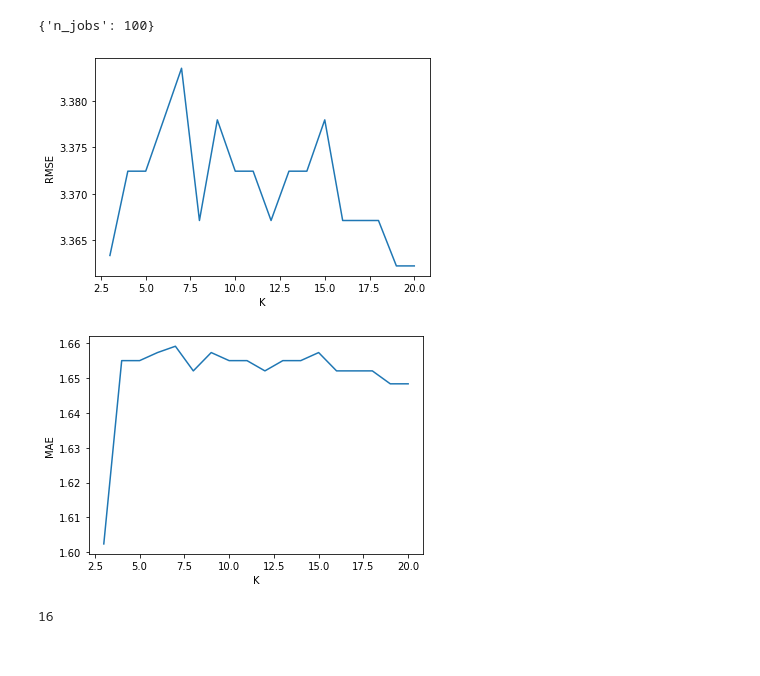
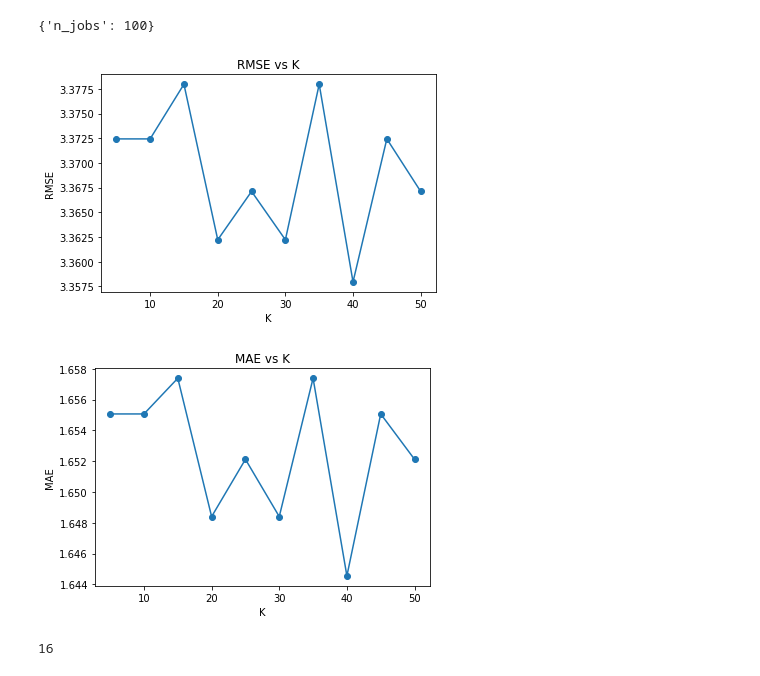
Before and after one commit to VedanshiShah7/Machine-Learning-In-Finance, a Jupyter notebook: Project 2/Project 2.ipynb, the cells around one changed output. Drawn from its saved outputs; the diff is of its cells as text; code cells hidden in the pictures.

```diff
--- a/Project 2/Project 2.ipynb
+++ b/Project 2/Project 2.ipynb
@@ -211,8 +211,6 @@ grid_search_rf.best_params_
 Fitting 3 folds for each of 2 candidates, totalling 6 fits
 {'n_jobs': 100}
 # %%
-#  Fit a ridge regression model on the training set, with λ chosen by cross-validation. Report the test error obtained
-
 # Create a list of alphas to cross-validate over
 from sklearn.cross_decomposition import PLSRegression
 from sklearn.linear_model import Lasso, LassoCV, Ridge, RidgeCV
@@ -225,43 +223,44 @@ alphas = np.logspace(-4, 4, 100)
 ridge = Ridge()
 ridge_mse_list = []
 ridge_mae_list = []
-K = [3,4,5,6,7,8,9,10]
+K = [5, 10, 15, 20, 25, 30, 35, 40, 45, 50]
 for k in K:
-    print(k)
     # Use RidgeCV to perform 10-fold cross-validation
     ridge_cv = RidgeCV(alphas=alphas, scoring='neg_mean_squared_error', cv=k)
 
     # Fit the regressor to the data
     ridge_cv.fit(X_train, y_train)
 
     # Compute and print the coefficients
     ridge_coefficients = ridge_cv.coef_
     # print(f'the coefficients are: {ridge_coefficients}')
 
     # Compute and print the test error
     ridge_mse = mean_squared_error(y_test, ridge_cv.predict(X_test), squared=False)
     ridge_mse_list.append(ridge_mse)
     # print(f'the ridge rmse is: {ridge_mse}')
 
     ridge_mae_list.append(mean_absolute_error(y_test, ridge_cv.predict(X_test)))
 
     # Compute and print the alpha value
     ridge_alpha = ridge_cv.alpha_
     # print(f'the alpha is: {ridge_alpha}')
 
 import matplotlib.pyplot as plt
-plt.plot(K, ridge_mse_list)
+plt.plot(K, ridge_mse_list, marker = 'o')
+plt.title('RMSE vs K')
 plt.xlabel('K')
 plt.ylabel('RMSE')
 plt.show()
 
-plt.plot(K, ridge_mae_list)
+plt.plot(K, ridge_mae_list, marker = 'o')
+plt.title('MAE vs K')
 plt.xlabel('K')
 plt.ylabel('MAE')
 plt.show()
 # %% [output]
-[figure, old version]
+[figure, new version]
-[figure, old version]
+[figure, new version]
 # %%
 # lowest index
 ridge_mse_list.index(min(ridge_mse_list))
```
Also changed, not shown: parts of 2 cells of this notebook.
